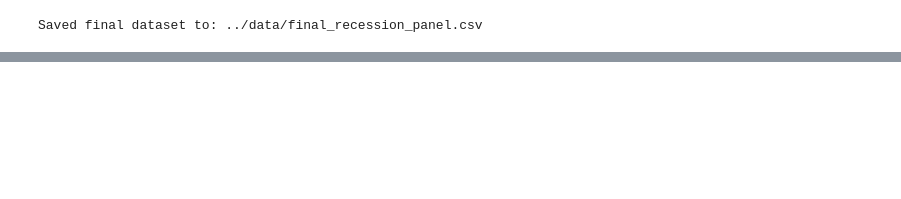
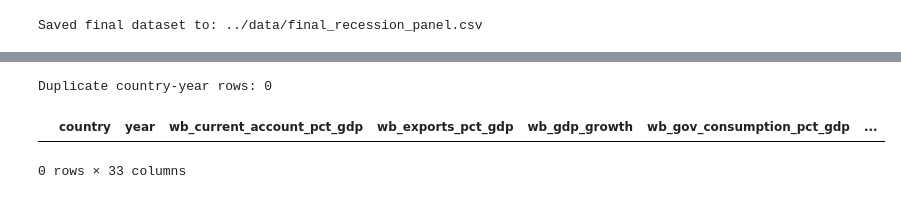
Before and after one commit to tina-ytyuan/SP26_IDS705_ML_Project, a Jupyter notebook: code/merging.ipynb, the cells around one changed output, grey strips where cells are left out. Drawn from its saved outputs; the diff is of its cells as text; code cells hidden in the pictures; blank space fills up the shorter version.

```diff
--- a/code/merging.ipynb
+++ b/code/merging.ipynb
@@ -770,0 +914,13 @@ merged_df.to_parquet("data/final_merged_panel.parquet", index=False)
+# %%
+### Check duplicate country-year rows after harmonization
+
+dupes = merged_df[
+    merged_df.duplicated(subset=["country", "year"], keep=False)
+].sort_values(["country", "year"])
+
+print("Duplicate country-year rows:", dupes.shape[0])
+display(dupes.head(20))
+# %% [output]
+Duplicate country-year rows: 0
+|  | country | year | wb_current_account_pct_gdp | wb_exports_pct_gdp | wb_gdp_growth | wb_gov_consumption_pct_gdp | ... |
+0 rows × 33 columns
```
Also changed, not shown: parts of 17 cells of this notebook, 1 other file.
